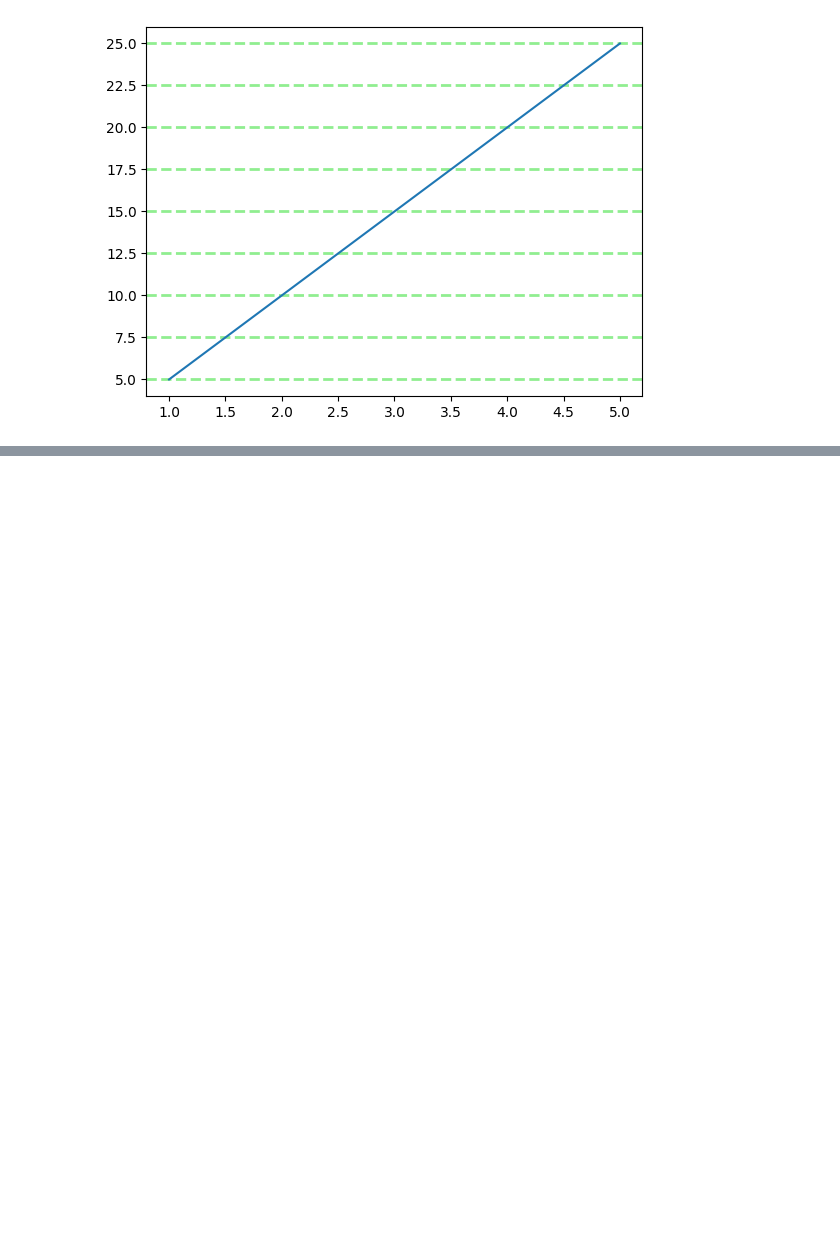
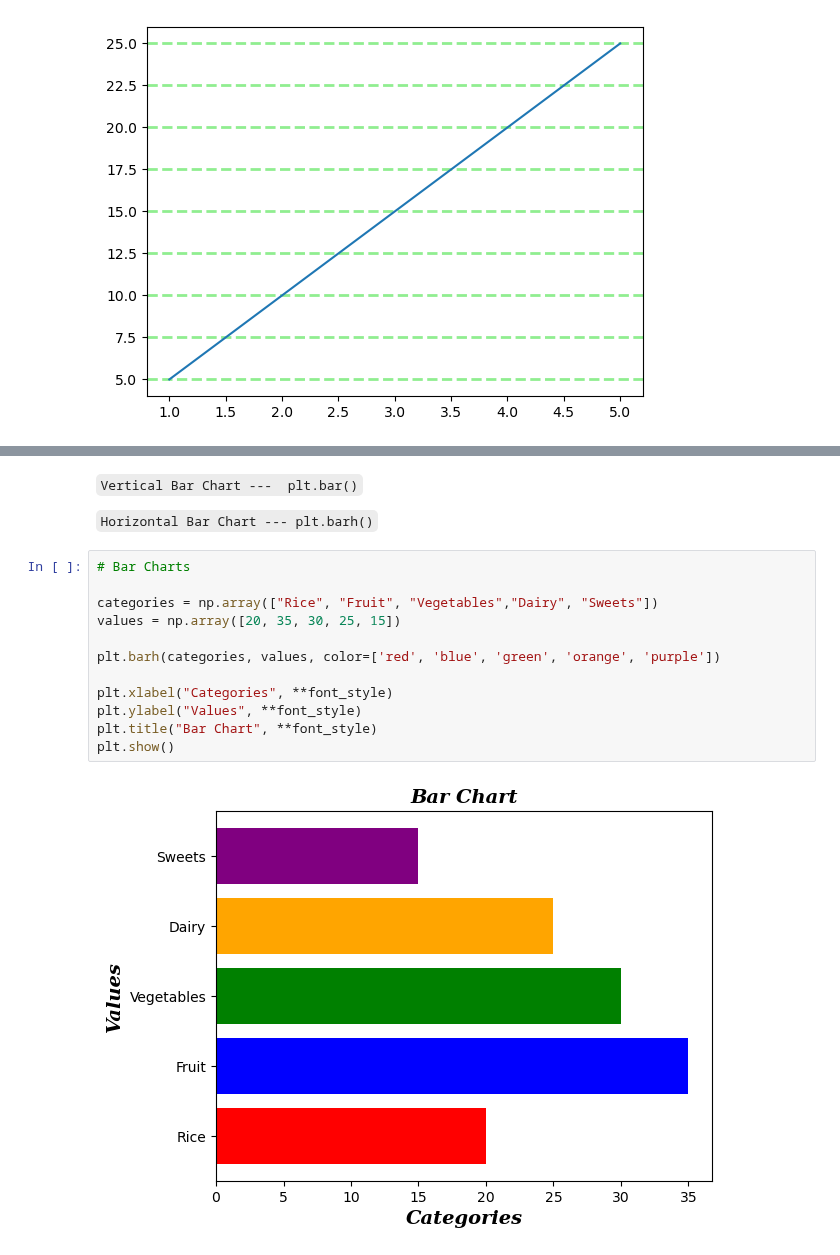
Before and after one commit to Gowtham-314/daily_python_concept, a Jupyter notebook: matplotlib/learn_matplotlib.ipynb, the cells around one changed output, grey strips where cells are left out. Drawn from its saved outputs; the diff is of its cells as text; blank space fills up the shorter version.

````diff
--- a/matplotlib/learn_matplotlib.ipynb
+++ b/matplotlib/learn_matplotlib.ipynb
@@ -202,0 +214,18 @@ categories = ["Rice", "Fruit", "Vegetables","Dairy", "Sweets"
+# %% [markdown]
+``` Vertical Bar Chart ---  plt.bar() ```
+
+``` Horizontal Bar Chart --- plt.barh() ```
+# %%
+# Bar Charts
+
+categories = np.array(["Rice", "Fruit", "Vegetables","Dairy", "Sweets"])
+values = np.array([20, 35, 30, 25, 15])
+
+plt.barh(categories, values, color=['red', 'blue', 'green', 'orange', 'purple'])
+
+plt.xlabel("Categories", **font_style)
+plt.ylabel("Values", **font_style)
+plt.title("Bar Chart", **font_style)
+plt.show()
+# %% [output]
+[figure, added]
````
Also changed, not shown: parts of 5 cells of this notebook.
